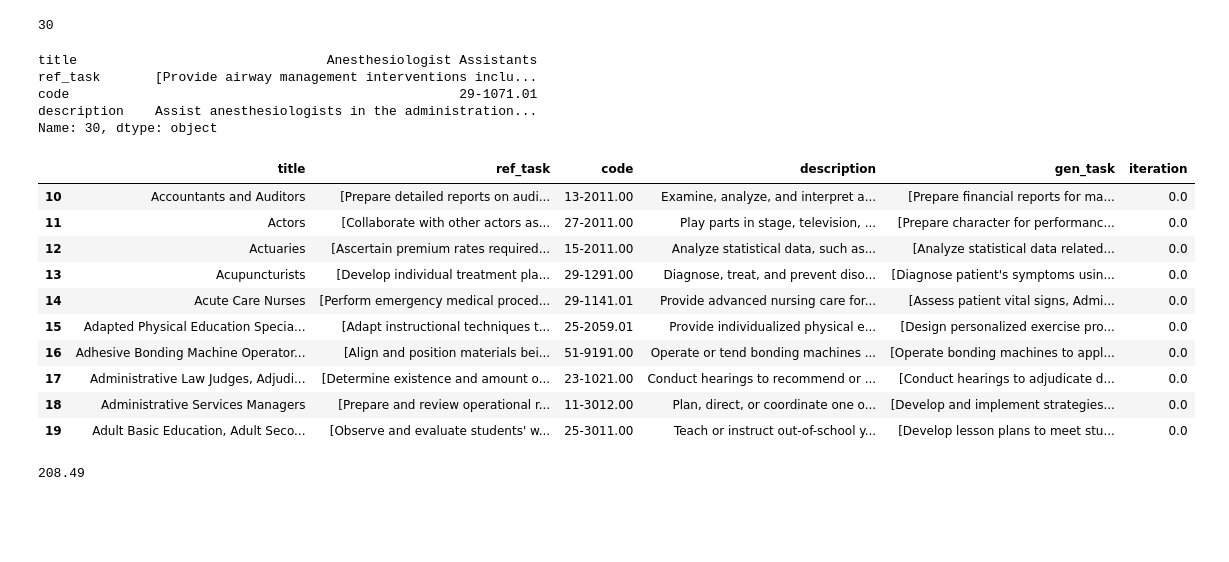
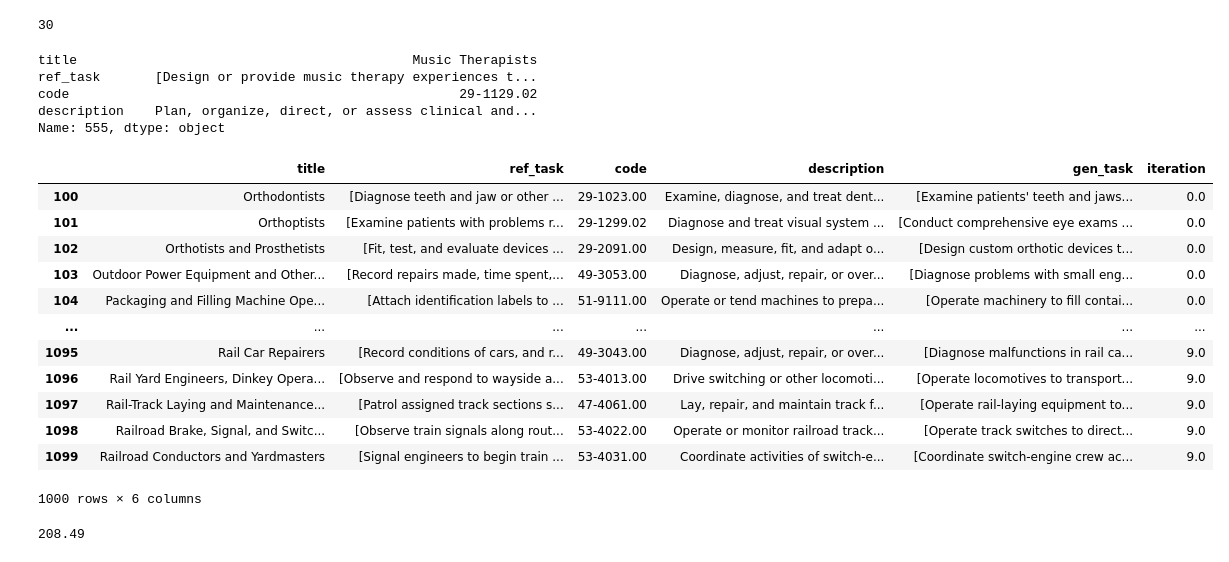
Before and after one commit to Segtanof/Teapot, a Jupyter notebook: debug.ipynb, the cells around one changed output. Saved outputs shown, nothing was run; the diff lists cells and outputs as text; code cells hidden in the pictures; blank space fills up the shorter version.

```diff
--- a/debug.ipynb
+++ b/debug.ipynb
@@ -1412,28 +1388,31 @@ sampled_occupation = job_statements.merge(occupations, how="left", on="title")
 
 #llama missing 100, 200
 # sampled_occupation.iloc[[100,200,300,400,500]].reset_index(drop=True)
-sampled_occupation.iloc[30]
+sampled_occupation.iloc[555]
 # %% [output]
-title                                Anesthesiologist Assistants
-ref_task       [Provide airway management interventions inclu...
-code                                                  29-1071.01
-description    Assist anesthesiologists in the administration...
-Name: 30, dtype: object
+title                                           Music Therapists
+ref_task       [Design or provide music therapy experiences t...
+code                                                  29-1129.02
+description    Plan, organize, direct, or assess clinical and...
+Name: 555, dtype: object
 # %%
-df= pd.read_json("results/llamatask_match_other2704_1907/mistral_prompt1_results.json").dropna()
-df[df["iteration"] == 0]
+df= pd.read_json("results/llamatask_match_other2704_1803/llama3.3_prompt1_results.json").dropna()
+df
+# df[df["iteration"] == 0].head(50)
 # %% [output]
 |  | title | ref_task | code | description | gen_task | iteration |
-| 10 | Accountants and Auditors | [Prepare detailed reports on audi... | 13-2011.00 | Examine, analyze, and interpret a... | [Prepare financial reports for ma... | 0.0 |
-| 11 | Actors | [Collaborate with other actors as... | 27-2011.00 | Play parts in stage, television, ... | [Prepare character for performanc... | 0.0 |
-| 12 | Actuaries | [Ascertain premium rates required... | 15-2011.00 | Analyze statistical data, such as... | [Analyze statistical data related... | 0.0 |
-| 13 | Acupuncturists | [Develop individual treatment pla... | 29-1291.00 | Diagnose, treat, and prevent diso... | [Diagnose patient's symptoms usin... | 0.0 |
-| 14 | Acute Care Nurses | [Perform emergency medical proced... | 29-1141.01 | Provide advanced nursing care for... | [Assess patient vital signs, Admi... | 0.0 |
-| 15 | Adapted Physical Education Specia... | [Adapt instructional techniques t... | 25-2059.01 | Provide individualized physical e... | [Design personalized exercise pro... | 0.0 |
-| 16 | Adhesive Bonding Machine Operator... | [Align and position materials bei... | 51-9191.00 | Operate or tend bonding machines ... | [Operate bonding machines to appl... | 0.0 |
-| 17 | Administrative Law Judges, Adjudi... | [Determine existence and amount o... | 23-1021.00 | Conduct hearings to recommend or ... | [Conduct hearings to adjudicate d... | 0.0 |
-| 18 | Administrative Services Managers | [Prepare and review operational r... | 11-3012.00 | Plan, direct, or coordinate one o... | [Develop and implement strategies... | 0.0 |
-| 19 | Adult Basic Education, Adult Seco... | [Observe and evaluate students' w... | 25-3011.00 | Teach or instruct out-of-school y... | [Develop lesson plans to meet stu... | 0.0 |
+| 100 | Orthodontists | [Diagnose teeth and jaw or other ... | 29-1023.00 | Examine, diagnose, and treat dent... | [Examine patients' teeth and jaws... | 0.0 |
+| 101 | Orthoptists | [Examine patients with problems r... | 29-1299.02 | Diagnose and treat visual system ... | [Conduct comprehensive eye exams ... | 0.0 |
+| 102 | Orthotists and Prosthetists | [Fit, test, and evaluate devices ... | 29-2091.00 | Design, measure, fit, and adapt o... | [Design custom orthotic devices t... | 0.0 |
+| 103 | Outdoor Power Equipment and Other... | [Record repairs made, time spent,... | 49-3053.00 | Diagnose, adjust, repair, or over... | [Diagnose problems with small eng... | 0.0 |
+| 104 | Packaging and Filling Machine Ope... | [Attach identification labels to ... | 51-9111.00 | Operate or tend machines to prepa... | [Operate machinery to fill contai... | 0.0 |
+| ... | ... | ... | ... | ... | ... | ... |
+| 1095 | Rail Car Repairers | [Record conditions of cars, and r... | 49-3043.00 | Diagnose, adjust, repair, or over... | [Diagnose malfunctions in rail ca... | 9.0 |
+| 1096 | Rail Yard Engineers, Dinkey Opera... | [Observe and respond to wayside a... | 53-4013.00 | Drive switching or other locomoti... | [Operate locomotives to transport... | 9.0 |
+| 1097 | Rail-Track Laying and Maintenance... | [Patrol assigned track sections s... | 47-4061.00 | Lay, repair, and maintain track f... | [Operate rail-laying equipment to... | 9.0 |
+| 1098 | Railroad Brake, Signal, and Switc... | [Observe train signals along rout... | 53-4022.00 | Operate or monitor railroad track... | [Operate track switches to direct... | 9.0 |
+| 1099 | Railroad Conductors and Yardmasters | [Signal engineers to begin train ... | 53-4031.00 | Coordinate activities of switch-e... | [Coordinate switch-engine crew ac... | 9.0 |
+1000 rows × 6 columns
 # %%
 # Find the average amount of words in the gen_task column
 avg_gen_task = df["gen_task"].apply(lambda x: sum(len(task.split()) for task in x)).mean()
```
Also changed, not shown: parts of 3 cells of this notebook.
